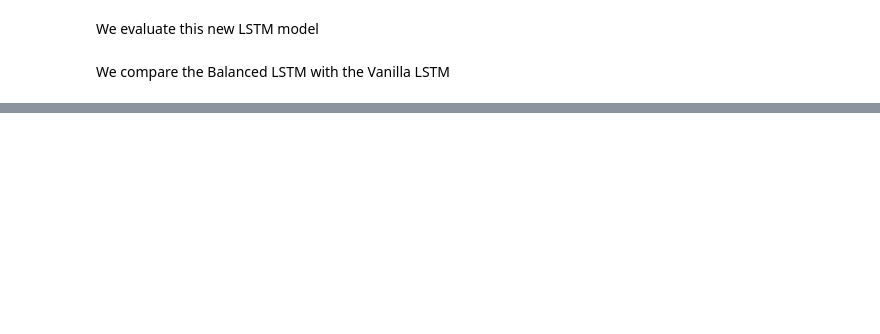
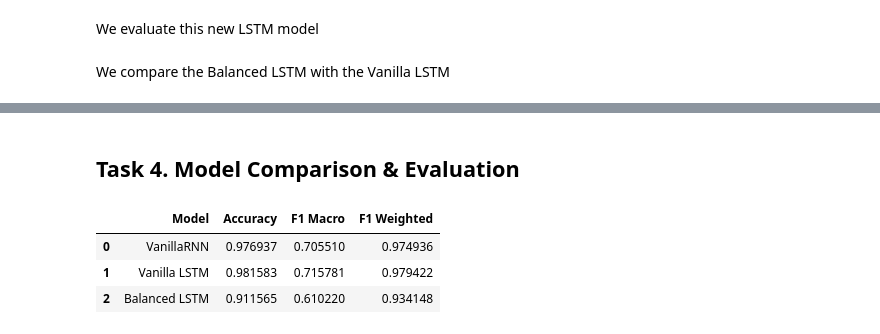
Before and after one commit to IvanPL-URV/A3-Machine-Learning, a Jupyter notebook: Team14_TimeSeries.ipynb, the cells around one changed output, grey strips where cells are left out. Saved outputs shown, nothing was run; the diff lists cells and outputs as text; code cells hidden in the pictures; blank space fills up the shorter version.

Commit message:
task4

```diff
--- a/Team14_TimeSeries.ipynb
+++ b/Team14_TimeSeries.ipynb
@@ -1006,0 +982,18 @@ If the goal is overall macro F1, the **Vanilla LSTM** is the best model in the c
+# %% [markdown]
+## Task 4. Model Comparison & Evaluation
+# %%
+from sklearn.metrics import accuracy_score
+
+summary_df = pd.DataFrame({
+    'Model':['VanillaRNN', 'Vanilla LSTM', 'Balanced LSTM'],
+    'Accuracy': [accuracy_score(all_labels,all_preds), accuracy_score(lstm_all_labels,lstm_all_preds), accuracy_score(balanced_labels, balanced_preds)],
+    'F1 Macro':[f1_score(all_labels,all_preds, average='macro'), f1_score(lstm_all_labels,lstm_all_preds, average='macro'), f1_score(balanced_labels, balanced_preds, average='macro')],
+    'F1 Weighted':[f1_score(all_labels,all_preds, average='weighted'), f1_score(lstm_all_labels,lstm_all_preds, average='weighted'), f1_score(balanced_labels, balanced_preds, average='weighted')]
+})
+
+summary_df
+# %% [output]
+|  | Model | Accuracy | F1 Macro | F1 Weighted |
+| 0 | VanillaRNN | 0.976937 | 0.705510 | 0.974936 |
+| 1 | Vanilla LSTM | 0.981583 | 0.715781 | 0.979422 |
+| 2 | Balanced LSTM | 0.911565 | 0.610220 | 0.934148 |
```
Also changed, not shown: parts of 16 cells of this notebook.
